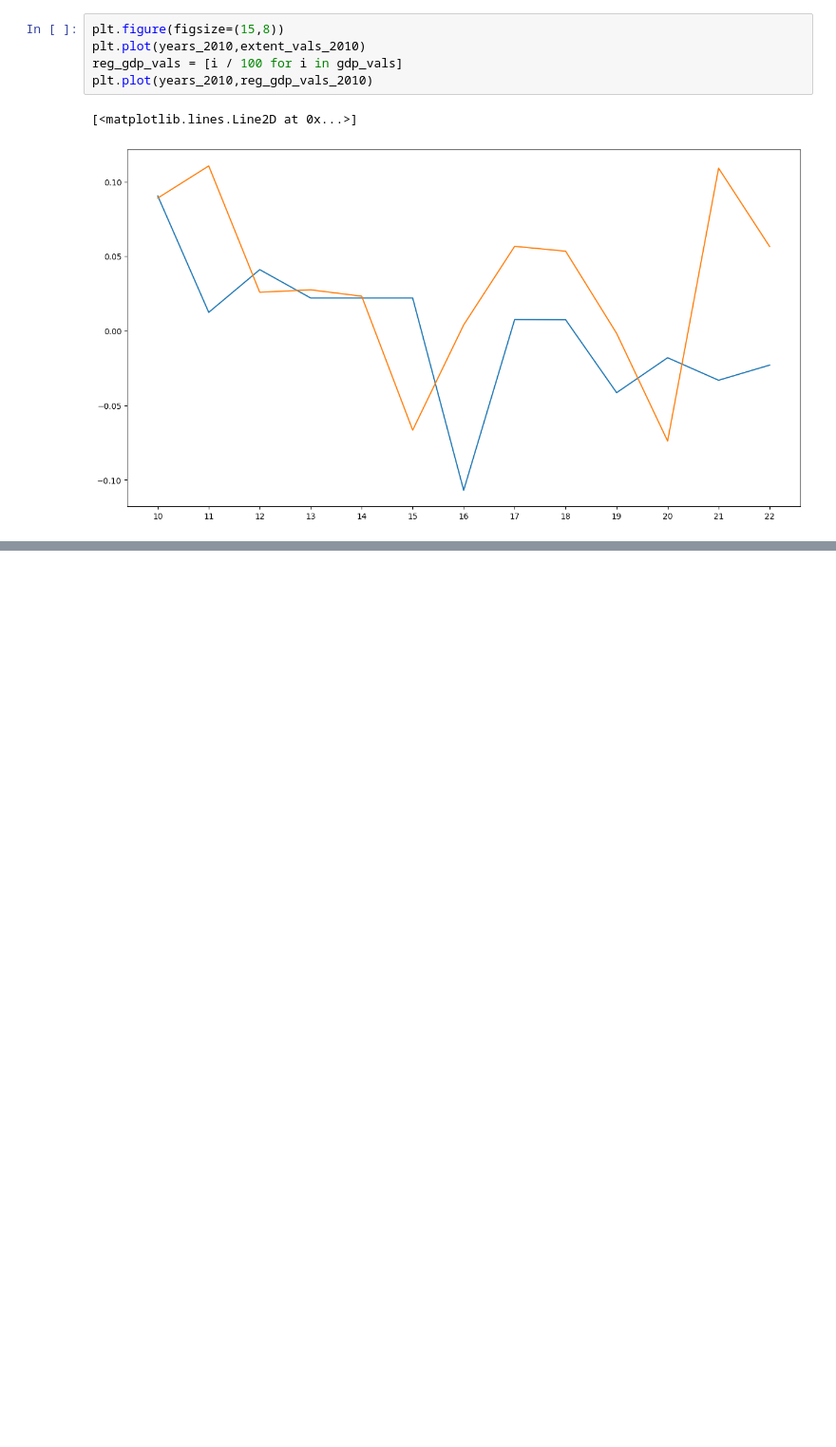
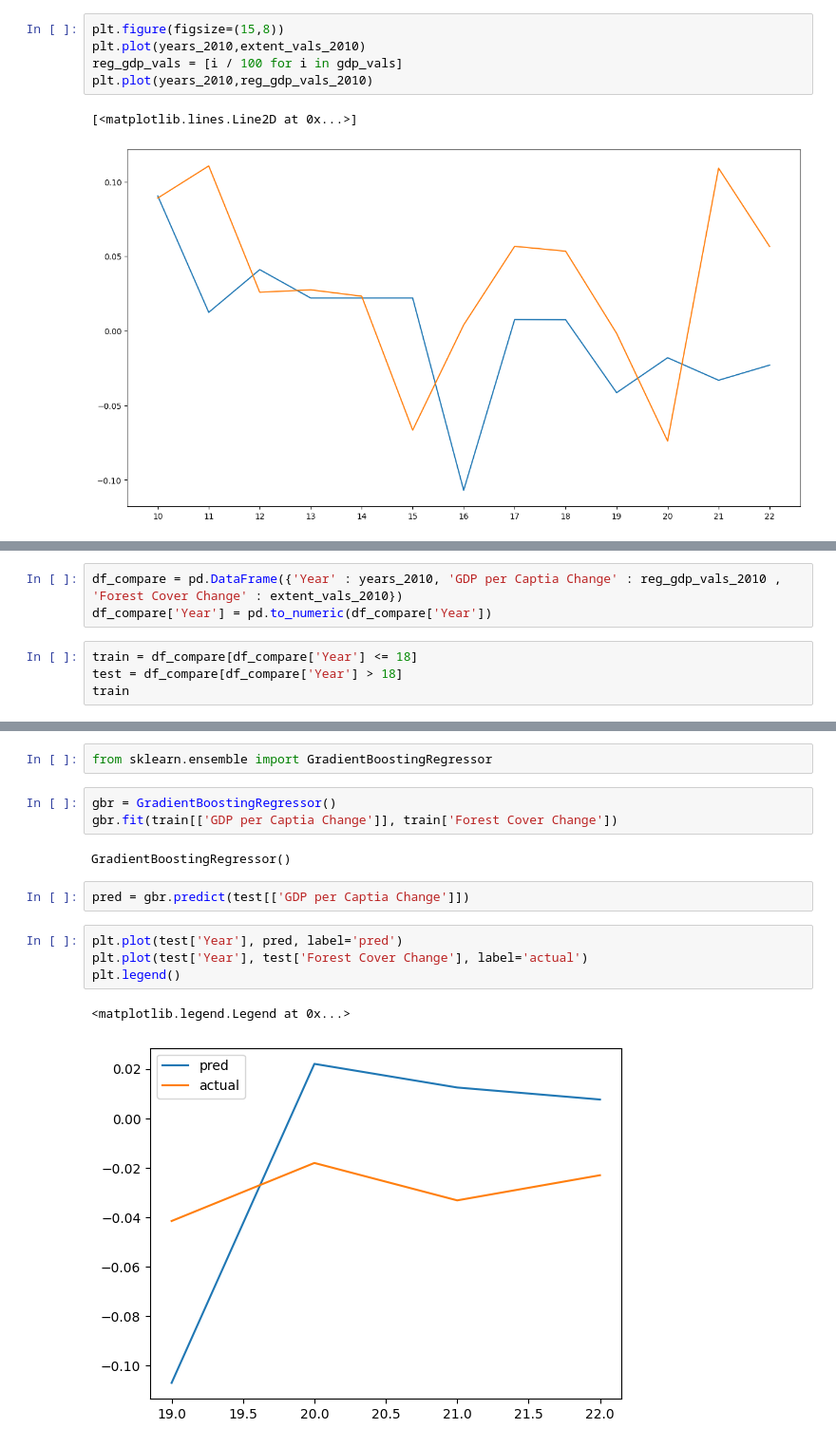
Before and after one commit to sdata07/Forest-Area-Predictor, a Jupyter notebook: main/main.ipynb, the cells around one changed output, grey strips where cells are left out. Shown at 95% size. Drawn from its saved outputs; the diff is of its cells as text; blank space fills up the shorter version.

Commit message:
Created a model to predict growt :

```diff
--- a/main/main.ipynb
+++ b/main/main.ipynb
@@ -269,0 +272,7 @@ plt.plot(years_2010,reg_gdp_vals_2010)
+# %%
+df_compare = pd.DataFrame({'Year' : years_2010, 'GDP per Captia Change' : reg_gdp_vals_2010 , 'Forest Cover Change' : extent_vals_2010})
+df_compare['Year'] = pd.to_numeric(df_compare['Year'])
+# %%
+train = df_compare[df_compare['Year'] <= 18]
+test = df_compare[df_compare['Year'] > 18]
+train
@@ -269,0 +290,16 @@ plt.plot(years_2010,reg_gdp_vals_2010)
+# %%
+from sklearn.ensemble import GradientBoostingRegressor
+# %%
+gbr = GradientBoostingRegressor()
+gbr.fit(train[['GDP per Captia Change']], train['Forest Cover Change'])
+# %% [output]
+GradientBoostingRegressor()
+# %%
+pred = gbr.predict(test[['GDP per Captia Change']])
+# %%
+plt.plot(test['Year'], pred, label='pred')
+plt.plot(test['Year'], test['Forest Cover Change'], label='actual')
+plt.legend()
+# %% [output]
+<matplotlib.legend.Legend at 0x...>
+[figure, added]
```
Also changed, not shown: parts of 2 cells of this notebook.
